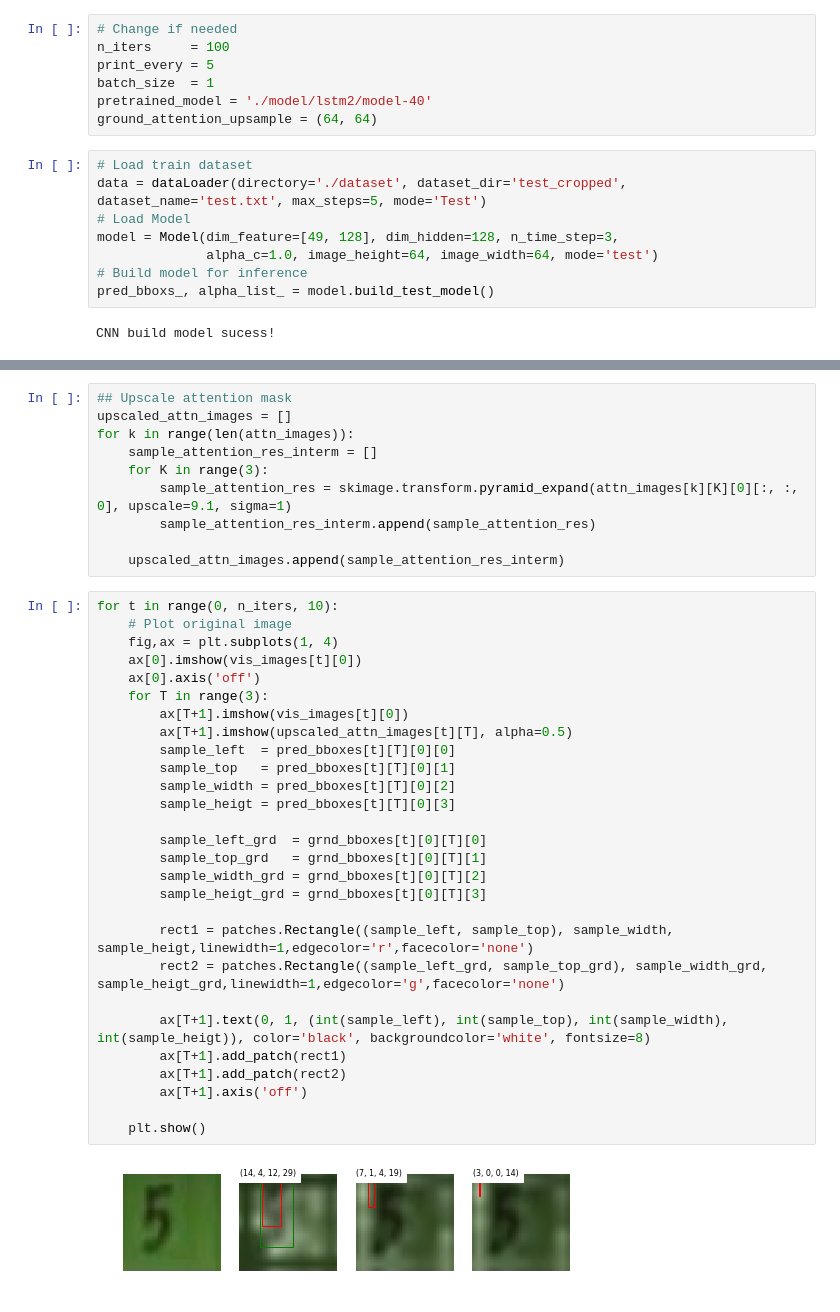
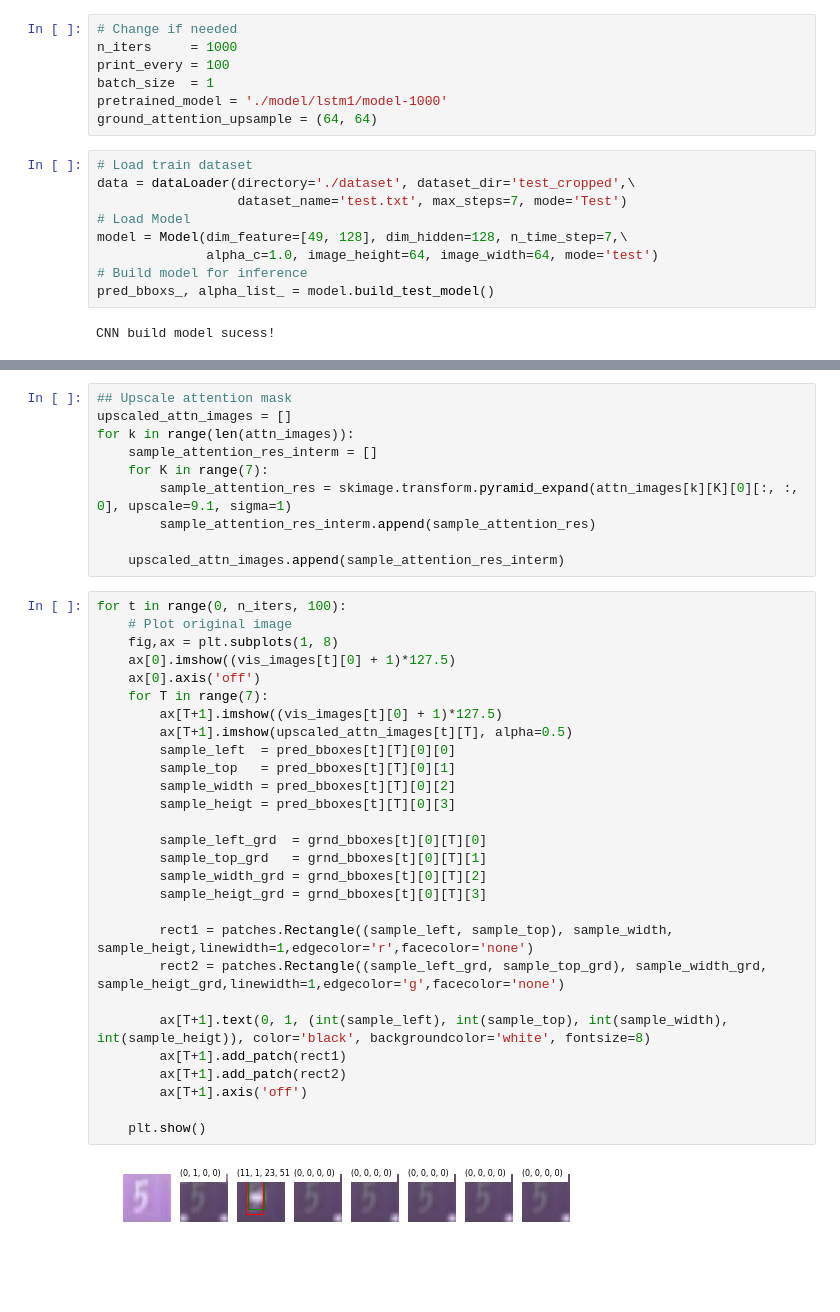
Before and after one commit to tonyjo/multi_digit_classification_attention, a Jupyter notebook: evaluate_and_viz.ipynb, the cells around one changed output, grey strips where cells are left out. Drawn from its saved outputs; the diff is of its cells as text; blank space fills up the shorter version.

```diff
--- a/evaluate_and_viz.ipynb
+++ b/evaluate_and_viz.ipynb
@@ -22,16 +22,17 @@ plt.rcParams['image.cmap'] = 'gray'
 %autoreload 2
 # %%
 # Change if needed
-n_iters     = 100
-print_every = 5
+n_iters     = 1000
+print_every = 100
 batch_size  = 1
-pretrained_model = './model/lstm2/model-40'
+pretrained_model = './model/lstm1/model-1000'
 ground_attention_upsample = (64, 64)
 # %%
 # Load train dataset
-data = dataLoader(directory='./dataset', dataset_dir='test_cropped', dataset_name='test.txt', max_steps=5, mode='Test')
+data = dataLoader(directory='./dataset', dataset_dir='test_cropped',\
+                  dataset_name='test.txt', max_steps=7, mode='Test')
 # Load Model
-model = Model(dim_feature=[49, 128], dim_hidden=128, n_time_step=3,
+model = Model(dim_feature=[49, 128], dim_hidden=128, n_time_step=7,\
               alpha_c=1.0, image_height=64, image_width=64, mode='test')
 # Build model for inference
 pred_bboxs_, alpha_list_ = model.build_test_model()
@@ -118,38 +116,38 @@ array([13.,  3., 22., 45.])
 upscaled_attn_images = []
 for k in range(len(attn_images)):
     sample_attention_res_interm = []
-    for K in range(3):
+    for K in range(7):
         sample_attention_res = skimage.transform.pyramid_expand(attn_images[k][K][0][:, :, 0], upscale=9.1, sigma=1)
         sample_attention_res_interm.append(sample_attention_res)
 
     upscaled_attn_images.append(sample_attention_res_interm)
 # %%
-for t in range(0, n_iters, 10):
+for t in range(0, n_iters, 100):
     # Plot original image
-    fig,ax = plt.subplots(1, 4)
-    ax[0].imshow(vis_images[t][0])
+    fig,ax = plt.subplots(1, 8)
+    ax[0].imshow((vis_images[t][0] + 1)*127.5)
     ax[0].axis('off')
-    for T in range(3):
-        ax[T+1].imshow(vis_images[t][0])
+    for T in range(7):
+        ax[T+1].imshow((vis_images[t][0] + 1)*127.5)
         ax[T+1].imshow(upscaled_attn_images[t][T], alpha=0.5)
         sample_left  = pred_bboxes[t][T][0][0]
         sample_top   = pred_bboxes[t][T][0][1]
         sample_width = pred_bboxes[t][T][0][2]
         sample_heigt = pred_bboxes[t][T][0][3]
 
         sample_left_grd  = grnd_bboxes[t][0][T][0]
         sample_top_grd   = grnd_bboxes[t][0][T][1]
         sample_width_grd = grnd_bboxes[t][0][T][2]
         sample_heigt_grd = grnd_bboxes[t][0][T][3]
 
         rect1 = patches.Rectangle((sample_left, sample_top), sample_width, sample_heigt,linewidth=1,edgecolor='r',facecolor='none')
         rect2 = patches.Rectangle((sample_left_grd, sample_top_grd), sample_width_grd, sample_heigt_grd,linewidth=1,edgecolor='g',facecolor='none')
 
         ax[T+1].text(0, 1, (int(sample_left), int(sample_top), int(sample_width), int(sample_heigt)), color='black', backgroundcolor='white', fontsize=8)
         ax[T+1].add_patch(rect1)
         ax[T+1].add_patch(rect2)
         ax[T+1].axis('off')
 
     plt.show()
 # %% [output]
-[figure, old version]
+[figure, new version]
```
Also changed, not shown: parts of 4 cells of this notebook, 4 other files.
